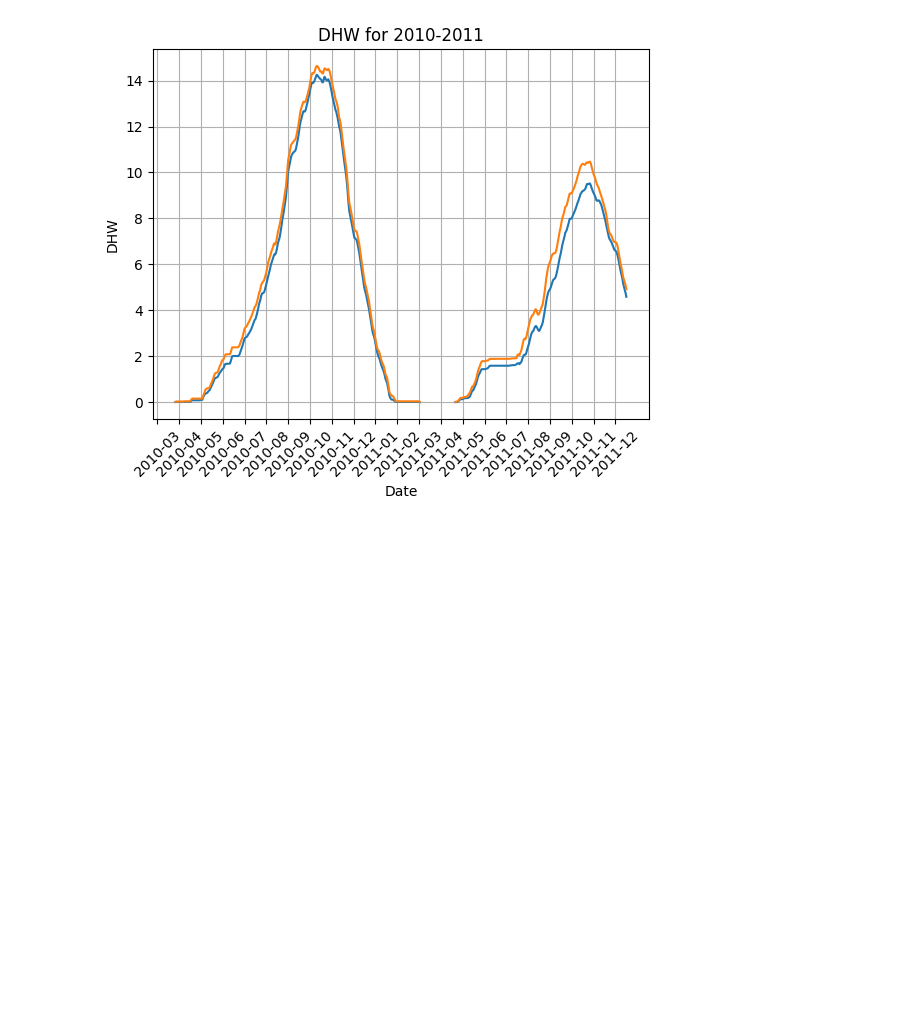
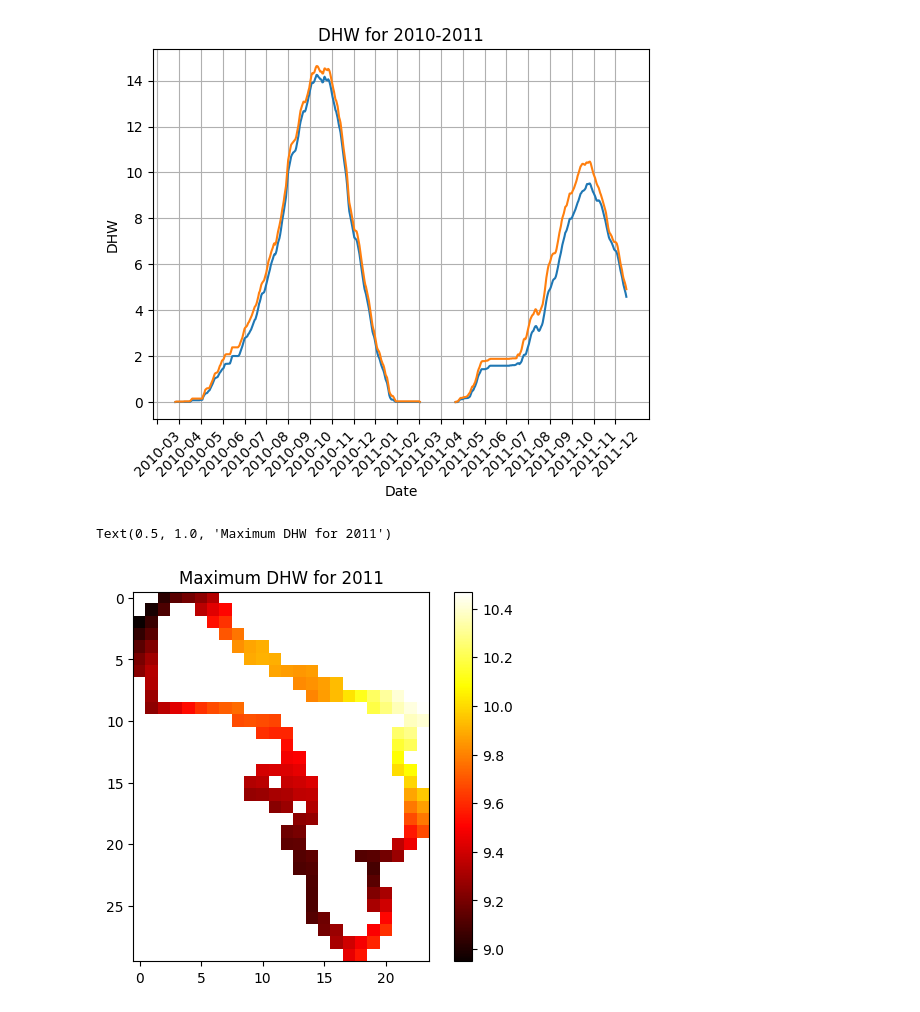
Before and after one commit to brendondgr/BMNP, a Jupyter notebook: notebooks/checkdata.ipynb, the cells around one changed output. Cells and saved outputs as stored; diff of their text form; code cells hidden in the pictures; blank space fills up the shorter version.

```diff
--- a/notebooks/checkdata.ipynb
+++ b/notebooks/checkdata.ipynb
@@ -312,0 +315,33 @@ date = '20101022'
+# %%
+# Specify Year
+year = "2011"
+
+# Cycle through all dates in "./testfolder", only listing the dates that start with 'year'
+list_of_files = [f for f in os.listdir(folder) if f.startswith(year)]
+
+# Load first item in list of files to get the shape
+first_item = pd.read_csv(f'{folder}{list_of_files[0]}')
+
+# Create a 3d numpy array of zeros, with the shape of the length of list_of_files, and the shape of the first item
+final_array = np.zeros((len(list_of_files), first_item.shape[0], first_item.shape[1]))
+
+# Cycle through all items in list_of_files, and add them to the final_array
+for i, item in enumerate(list_of_files):
+    final_array[i] = pd.read_csv(f'{folder}{item}')
+
+# Replace all np.nan values with 0
+final_array = np.nan_to_num(final_array)
+
+# Find the maximum in each index of y, z in the final_array
+max_array = np.max(final_array, axis=0)
+
+# Replace the 0 values with np.nan
+max_array[max_array == 0] = np.nan
+
+# Plot this
+plt.imshow(max_array, cmap='hot', interpolation='nearest')
+plt.colorbar()
+plt.title(f'Maximum DHW for {year}')
+# %% [output]
+Text(0.5, 1.0, 'Maximum DHW for 2011')
+[figure, added]
```
Also changed, not shown: parts of 3 cells of this notebook, 3 other files.
